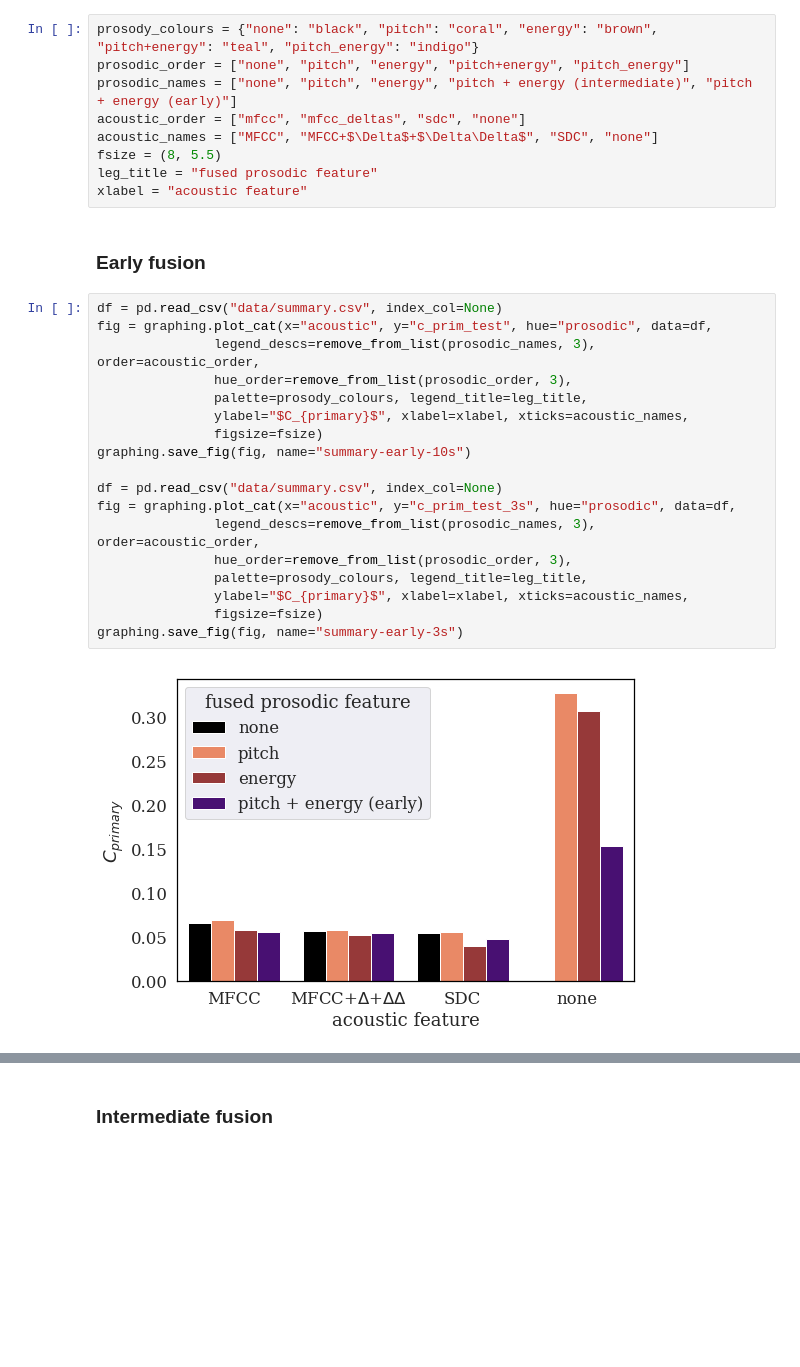
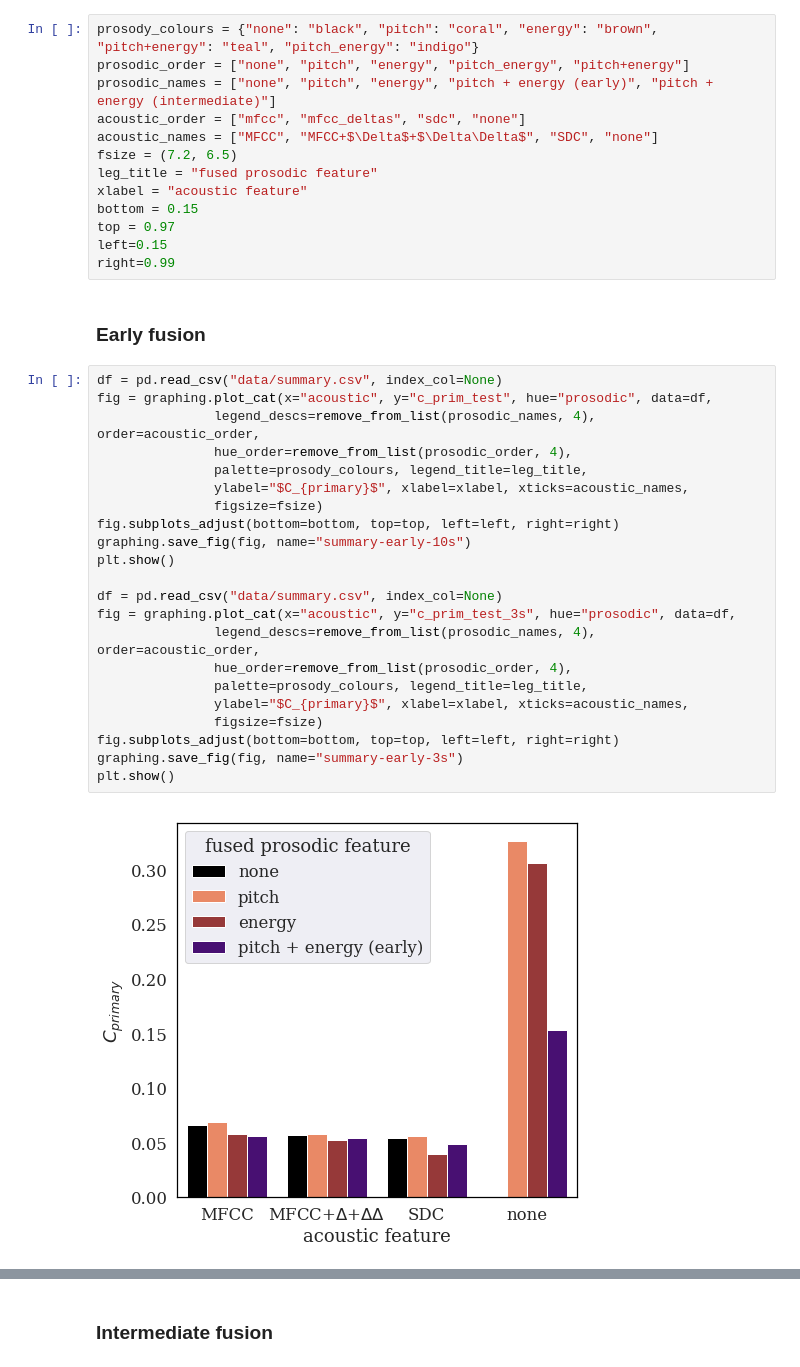
Before and after one commit to samsucik/prosodic-lid-globalphone-dissertation, a Jupyter notebook: graphing/Graphing.ipynb, the cells around one changed output, grey strips where cells are left out. Saved outputs shown, nothing was run; the diff lists cells and outputs as text; blank space fills up the shorter version.

```diff
--- a/graphing/Graphing.ipynb
+++ b/graphing/Graphing.ipynb
@@ -363,32 +360,40 @@ graphing.save_fig(fig=fig, name="acc_report_mfcc")
 ## Comparing experiments
 # %%
 prosody_colours = {"none": "black", "pitch": "coral", "energy": "brown", "pitch+energy": "teal", "pitch_energy": "indigo"}
-prosodic_order = ["none", "pitch", "energy", "pitch+energy", "pitch_energy"]
-prosodic_names = ["none", "pitch", "energy", "pitch + energy (intermediate)", "pitch + energy (early)"]
+prosodic_order = ["none", "pitch", "energy", "pitch_energy", "pitch+energy"]
+prosodic_names = ["none", "pitch", "energy", "pitch + energy (early)", "pitch + energy (intermediate)"]
 acoustic_order = ["mfcc", "mfcc_deltas", "sdc", "none"]
 acoustic_names = ["MFCC", "MFCC+$\Delta$+$\Delta\Delta$", "SDC", "none"]
-fsize = (8, 5.5)
+fsize = (7.2, 6.5)
 leg_title = "fused prosodic feature"
 xlabel = "acoustic feature"
+bottom = 0.15
+top = 0.97
+left=0.15
+right=0.99
 # %% [markdown]
 ### Early fusion
 # %%
 df = pd.read_csv("data/summary.csv", index_col=None)
 fig = graphing.plot_cat(x="acoustic", y="c_prim_test", hue="prosodic", data=df,
-               legend_descs=remove_from_list(prosodic_names, 3), order=acoustic_order,
-               hue_order=remove_from_list(prosodic_order, 3),
+               legend_descs=remove_from_list(prosodic_names, 4), order=acoustic_order,
+               hue_order=remove_from_list(prosodic_order, 4),
                palette=prosody_colours, legend_title=leg_title,
                ylabel="$C_{primary}$", xlabel=xlabel, xticks=acoustic_names,
                figsize=fsize)
+fig.subplots_adjust(bottom=bottom, top=top, left=left, right=right)
 graphing.save_fig(fig, name="summary-early-10s")
+plt.show()
 
 df = pd.read_csv("data/summary.csv", index_col=None)
 fig = graphing.plot_cat(x="acoustic", y="c_prim_test_3s", hue="prosodic", data=df,
-               legend_descs=remove_from_list(prosodic_names, 3), order=acoustic_order,
-               hue_order=remove_from_list(prosodic_order, 3),
+               legend_descs=remove_from_list(prosodic_names, 4), order=acoustic_order,
+               hue_order=remove_from_list(prosodic_order, 4),
                palette=prosody_colours, legend_title=leg_title,
                ylabel="$C_{primary}$", xlabel=xlabel, xticks=acoustic_names,
                figsize=fsize)
+fig.subplots_adjust(bottom=bottom, top=top, left=left, right=right)
 graphing.save_fig(fig, name="summary-early-3s")
+plt.show()
 # %% [output]
-[figure, old version]
+[figure, new version]
```
Also changed, not shown: parts of 3 cells of this notebook, 10 other files.
